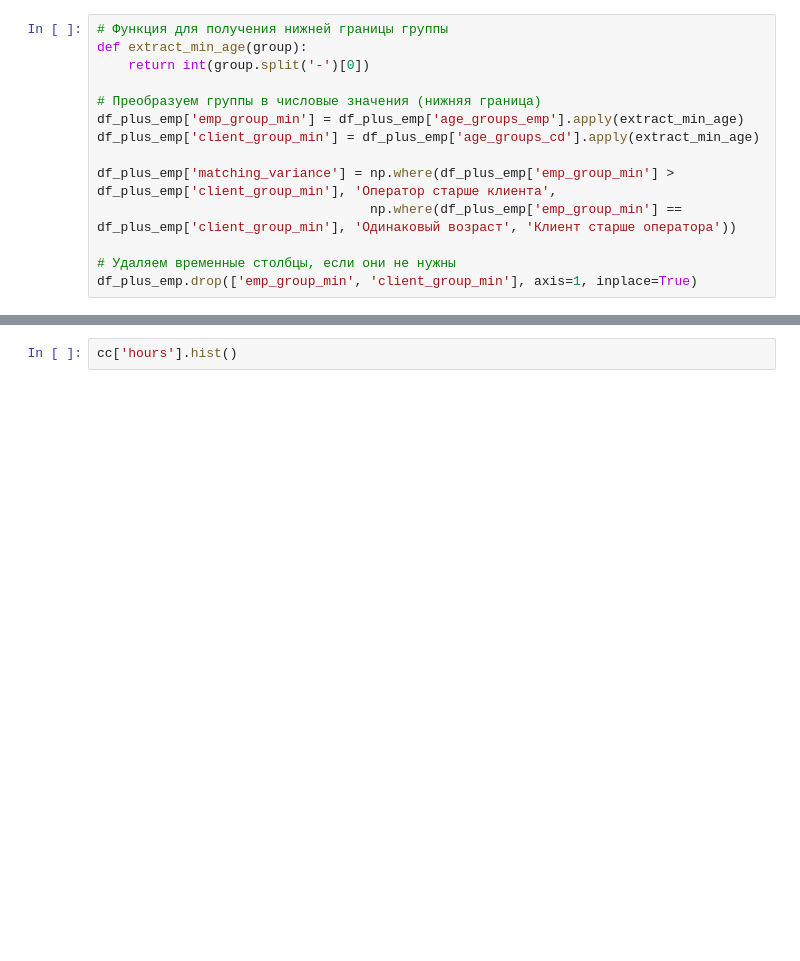
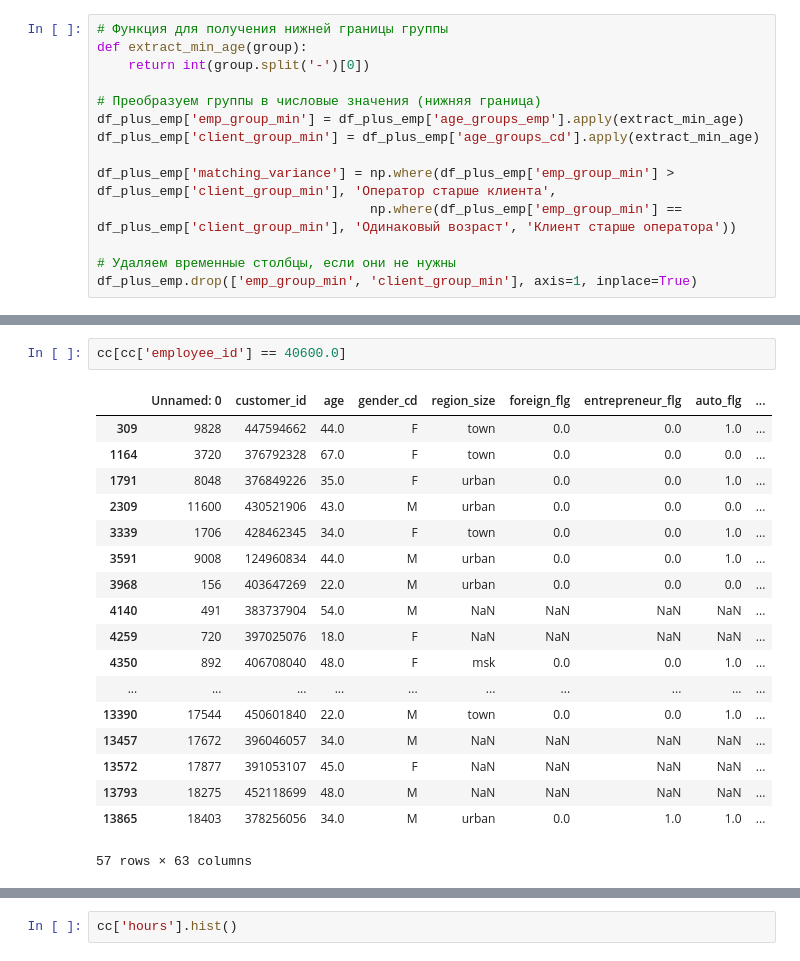
Before and after one commit to ssd2008/DANO24, a Jupyter notebook: matching.ipynb, the cells around one changed output, grey strips where cells are left out. Saved outputs shown, nothing was run; the diff lists cells and outputs as text; blank space fills up the shorter version.

```diff
--- a/matching.ipynb
+++ b/matching.ipynb
@@ -204,0 +282,21 @@ plt.show()
+# %%
+cc[cc['employee_id'] == 40600.0]
+# %% [output]
+|  | Unnamed: 0 | customer_id | age | gender_cd | region_size | foreign_flg | entrepreneur_flg | auto_flg | ... |
+| 309 | 9828 | 447594662 | 44.0 | F | town | 0.0 | 0.0 | 1.0 | ... |
+| 1164 | 3720 | 376792328 | 67.0 | F | town | 0.0 | 0.0 | 0.0 | ... |
+| 1791 | 8048 | 376849226 | 35.0 | F | urban | 0.0 | 0.0 | 1.0 | ... |
+| 2309 | 11600 | 430521906 | 43.0 | M | urban | 0.0 | 0.0 | 0.0 | ... |
+| 3339 | 1706 | 428462345 | 34.0 | F | town | 0.0 | 0.0 | 1.0 | ... |
+| 3591 | 9008 | 124960834 | 44.0 | M | urban | 0.0 | 0.0 | 1.0 | ... |
+| 3968 | 156 | 403647269 | 22.0 | M | urban | 0.0 | 0.0 | 0.0 | ... |
+| 4140 | 491 | 383737904 | 54.0 | M | NaN | NaN | NaN | NaN | ... |
+| 4259 | 720 | 397025076 | 18.0 | F | NaN | NaN | NaN | NaN | ... |
+| 4350 | 892 | 406708040 | 48.0 | F | msk | 0.0 | 0.0 | 1.0 | ... |
+| ... | ... | ... | ... | ... | ... | ... | ... | ... | ... |
+| 13390 | 17544 | 450601840 | 22.0 | M | town | 0.0 | 0.0 | 1.0 | ... |
+| 13457 | 17672 | 396046057 | 34.0 | M | NaN | NaN | NaN | NaN | ... |
+| 13572 | 17877 | 391053107 | 45.0 | F | NaN | NaN | NaN | NaN | ... |
+| 13793 | 18275 | 452118699 | 48.0 | M | NaN | NaN | NaN | NaN | ... |
+| 13865 | 18403 | 378256056 | 34.0 | M | urban | 0.0 | 1.0 | 1.0 | ... |
+57 rows × 63 columns
```
Also changed, not shown: parts of 16 cells of this notebook, 2 other files.
